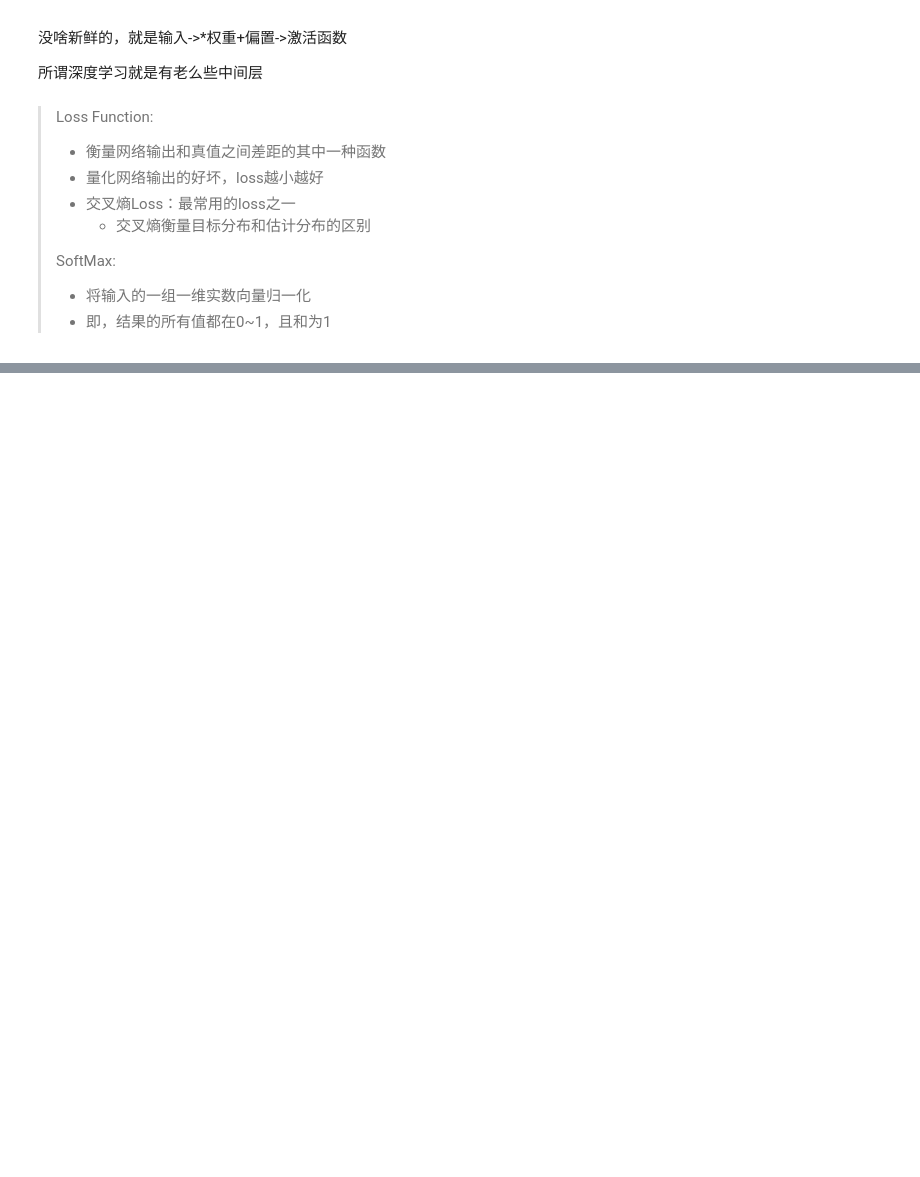
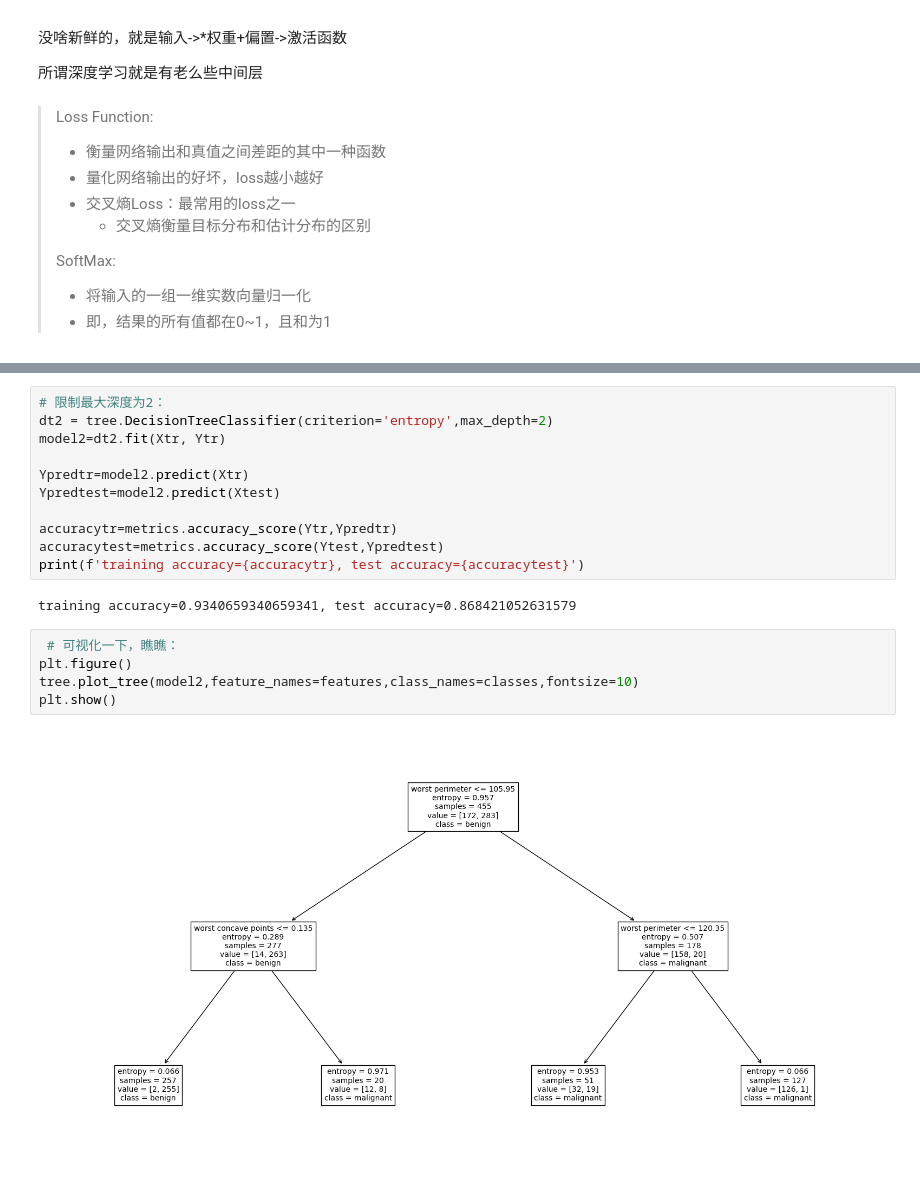
Before and after one commit to Vehshanaan/AI_Review_Material, a Jupyter notebook: Notebooks/Week16_.ipynb, the cells around one changed output, grey strips where cells are left out. Drawn from its saved outputs; the diff is of its cells as text; blank space fills up the shorter version.

```diff
--- a/Notebooks/Week16_.ipynb
+++ b/Notebooks/Week16_.ipynb
@@ -196,0 +342,20 @@ print(mcp(3,2))
+# %%
+# 限制最大深度为2：
+dt2 = tree.DecisionTreeClassifier(criterion='entropy',max_depth=2)
+model2=dt2.fit(Xtr, Ytr)
+
+Ypredtr=model2.predict(Xtr)
+Ypredtest=model2.predict(Xtest)
+
+accuracytr=metrics.accuracy_score(Ytr,Ypredtr)
+accuracytest=metrics.accuracy_score(Ytest,Ypredtest)
+print(f'training accuracy={accuracytr}, test accuracy={accuracytest}')
+# %% [output]
+training accuracy=0.9340659340659341, test accuracy=0.868421052631579
+# %%
+ # 可视化一下，瞧瞧：
+plt.figure()
+tree.plot_tree(model2,feature_names=features,class_names=classes,fontsize=10)
+plt.show()
+# %% [output]
+[figure, added]
```
Also changed, not shown: parts of 31 cells of this notebook.
